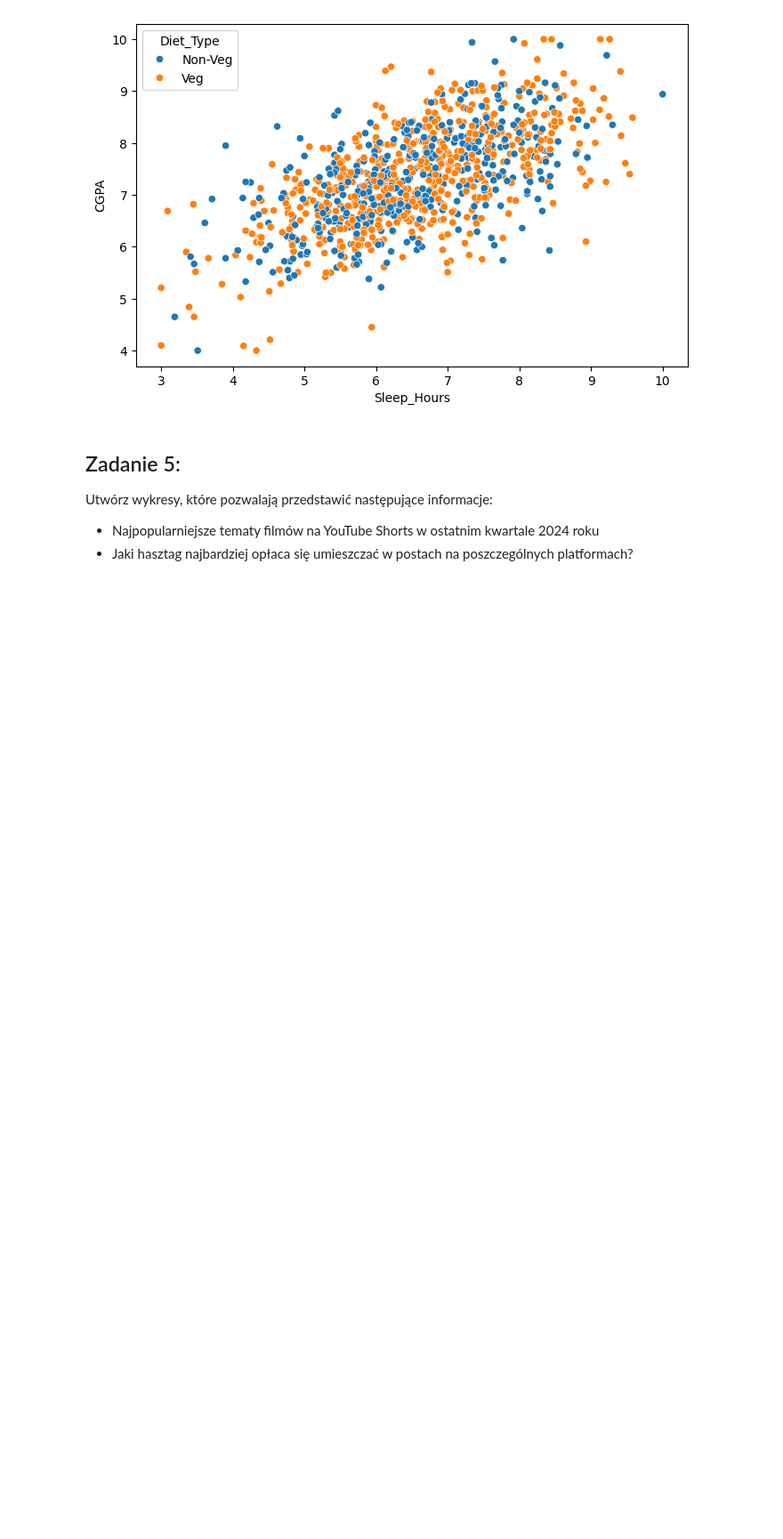
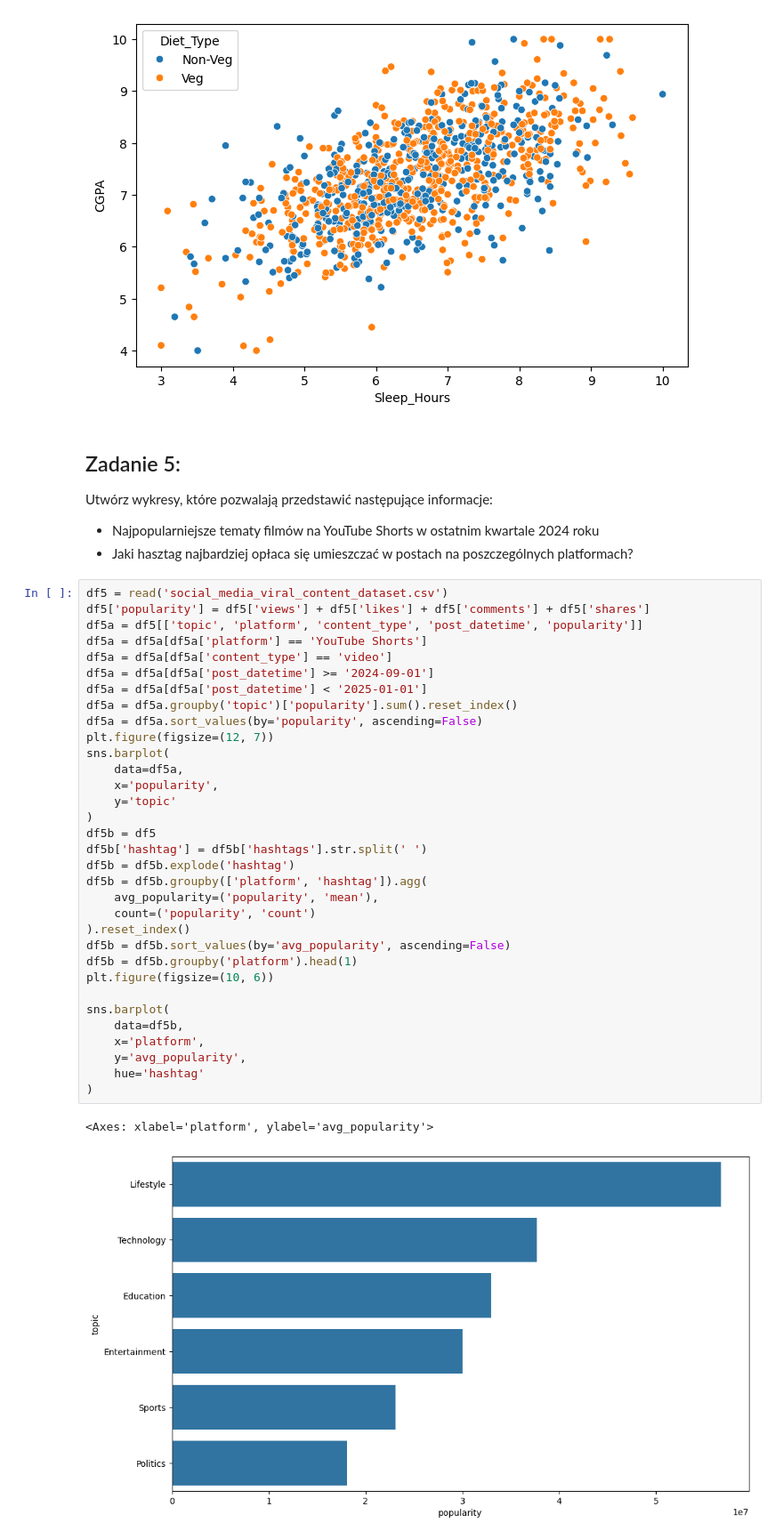
Before and after one commit to Zajecia-na-PWr-LR/lista-1-TymonS484, a Jupyter notebook: UczenieMaszynowe_25_26_Lista1.ipynb, the cells around one changed output. Shown at 89% size. Drawn from its saved outputs; the diff is of its cells as text; blank space fills up the shorter version.

```diff
--- a/UczenieMaszynowe_25_26_Lista1.ipynb
+++ b/UczenieMaszynowe_25_26_Lista1.ipynb
@@ -162,3 +168,39 @@ plt.show()
 Utwórz wykresy, które pozwalają przedstawić następujące informacje:
 - Najpopularniejsze tematy filmów na YouTube Shorts w ostatnim kwartale 2024 roku
 - Jaki hasztag najbardziej opłaca się umieszczać w  postach na poszczególnych platformach?
+# %%
+df5 = read('social_media_viral_content_dataset.csv')
+df5['popularity'] = df5['views'] + df5['likes'] + df5['comments'] + df5['shares']
+df5a = df5[['topic', 'platform', 'content_type', 'post_datetime', 'popularity']]
+df5a = df5a[df5a['platform'] == 'YouTube Shorts']
+df5a = df5a[df5a['content_type'] == 'video']
+df5a = df5a[df5a['post_datetime'] >= '2024-09-01']
+df5a = df5a[df5a['post_datetime'] < '2025-01-01']
+df5a = df5a.groupby('topic')['popularity'].sum().reset_index()
+df5a = df5a.sort_values(by='popularity', ascending=False)
+plt.figure(figsize=(12, 7))
+sns.barplot(
+    data=df5a,
+    x='popularity',
+    y='topic'
+)
+df5b = df5
+df5b['hashtag'] = df5b['hashtags'].str.split(' ')
+df5b = df5b.explode('hashtag')
+df5b = df5b.groupby(['platform', 'hashtag']).agg(
+    avg_popularity=('popularity', 'mean'),
+    count=('popularity', 'count')
+).reset_index()
+df5b = df5b.sort_values(by='avg_popularity', ascending=False)
+df5b = df5b.groupby('platform').head(1)
+plt.figure(figsize=(10, 6))
+
+sns.barplot(
+    data=df5b,
+    x='platform',
+    y='avg_popularity',
+    hue='hashtag'
+)
+# %% [output]
+<Axes: xlabel='platform', ylabel='avg_popularity'>
+[figure, added]
```
Also changed, not shown: parts of 3 cells of this notebook.
